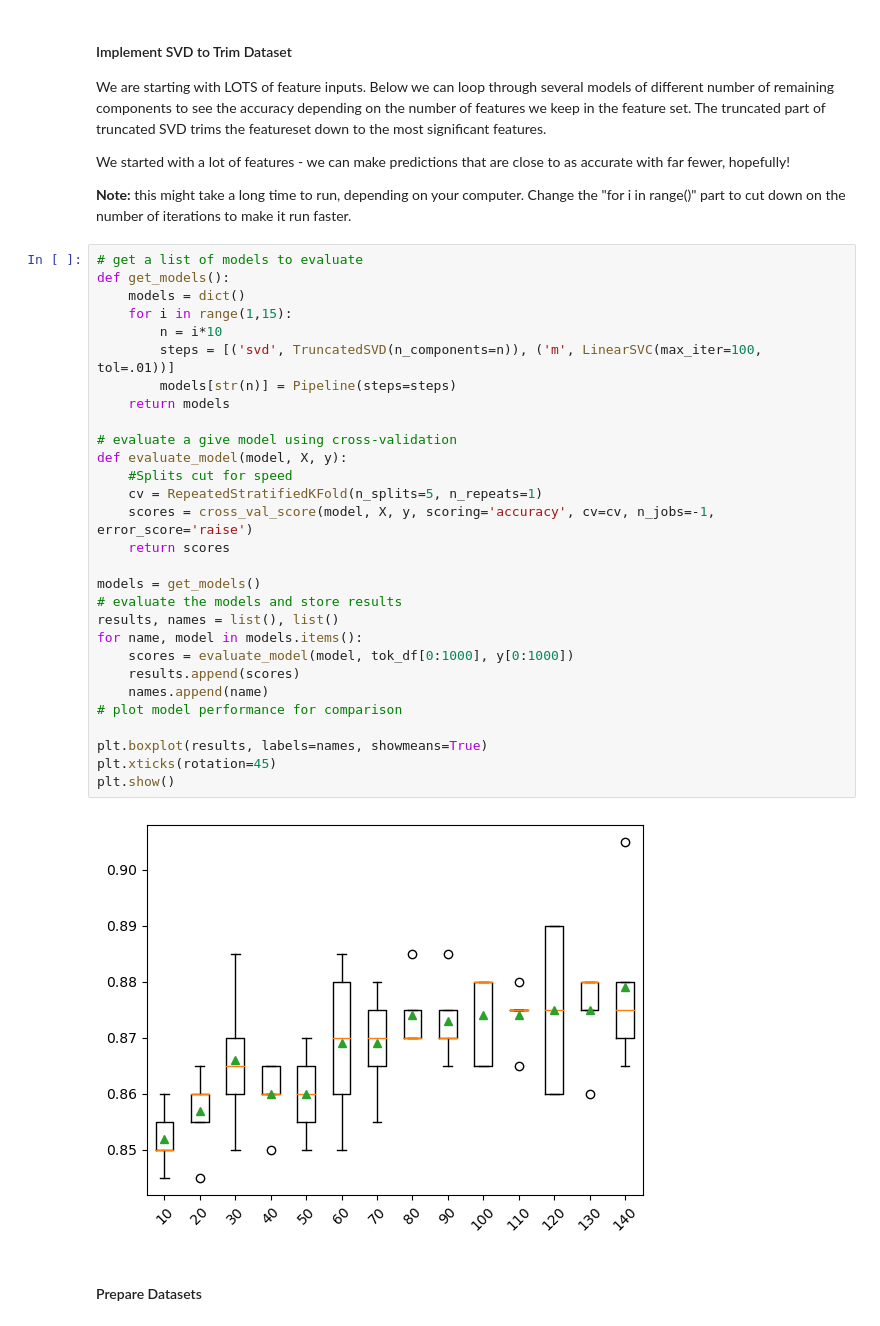
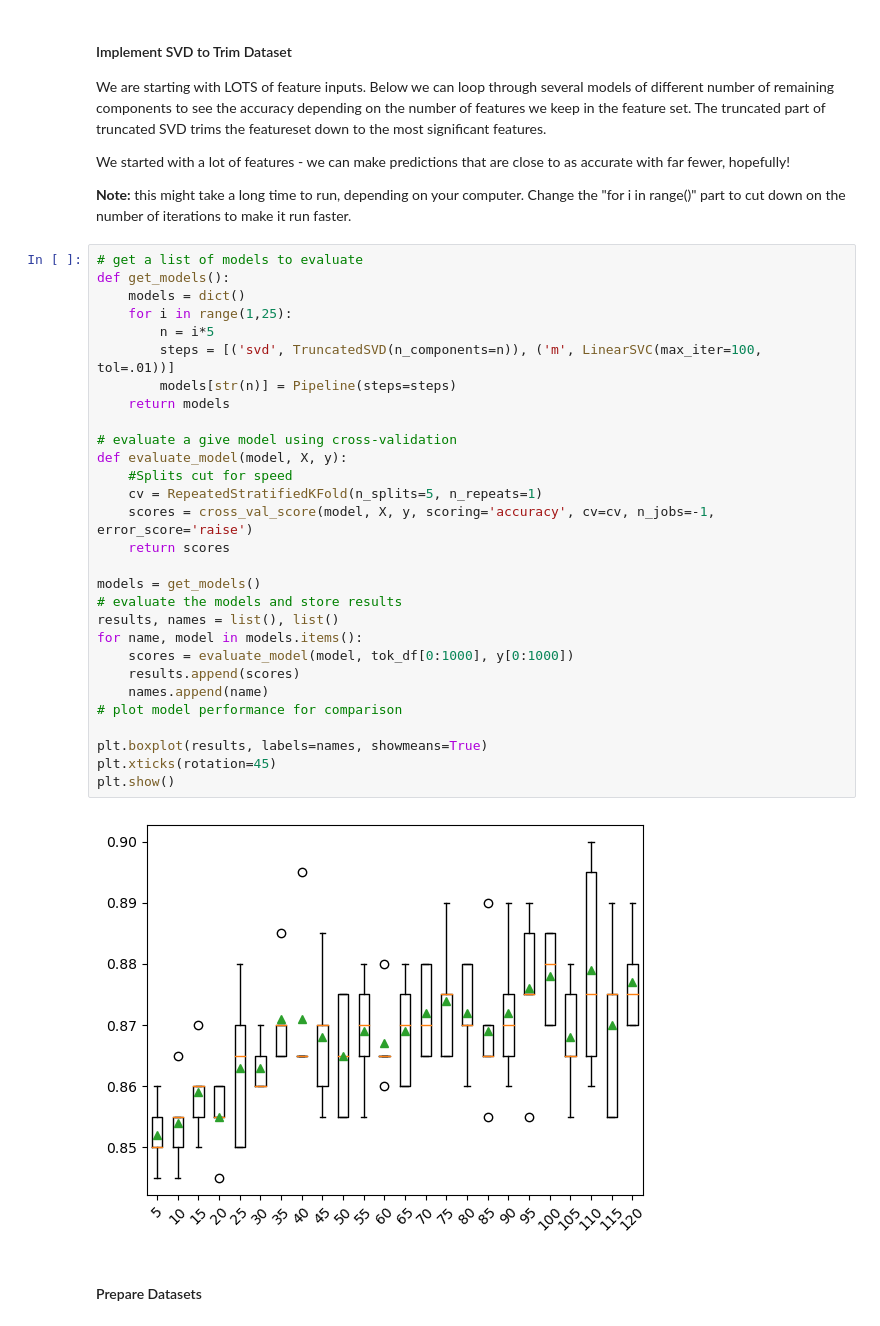
Before and after one commit to AkeemSemperDataScience/Intro_to_Machine_Learning_Students, a Jupyter notebook: 012_nlp_part_2_sol.ipynb, the cells around one changed output. Cells and saved outputs as stored; diff of their text form.

```diff
--- a/012_nlp_part_2_sol.ipynb
+++ b/012_nlp_part_2_sol.ipynb
@@ -98,34 +98,34 @@ We started with a lot of features - we can make predictions that are close to as
 # %%
 # get a list of models to evaluate
 def get_models():
 	models = dict()
-	for i in range(1,15):
-		n = i*10
+	for i in range(1,25):
+		n = i*5
 		steps = [('svd', TruncatedSVD(n_components=n)), ('m', LinearSVC(max_iter=100, tol=.01))]
 		models[str(n)] = Pipeline(steps=steps)
 	return models
 
 # evaluate a give model using cross-validation
 def evaluate_model(model, X, y):
 	#Splits cut for speed
 	cv = RepeatedStratifiedKFold(n_splits=5, n_repeats=1)
 	scores = cross_val_score(model, X, y, scoring='accuracy', cv=cv, n_jobs=-1, error_score='raise')
 	return scores
 
 models = get_models()
 # evaluate the models and store results
 results, names = list(), list()
 for name, model in models.items():
 	scores = evaluate_model(model, tok_df[0:1000], y[0:1000])
 	results.append(scores)
 	names.append(name)
 # plot model performance for comparison
 
 plt.boxplot(results, labels=names, showmeans=True)
 plt.xticks(rotation=45)
 plt.show()
 # %% [output]
-[figure, old version]
+[figure, new version]
 # %% [markdown]
 #### Prepare Datasets
 # %%
```
Also changed, not shown: parts of 18 cells of this notebook, 3 other files.
